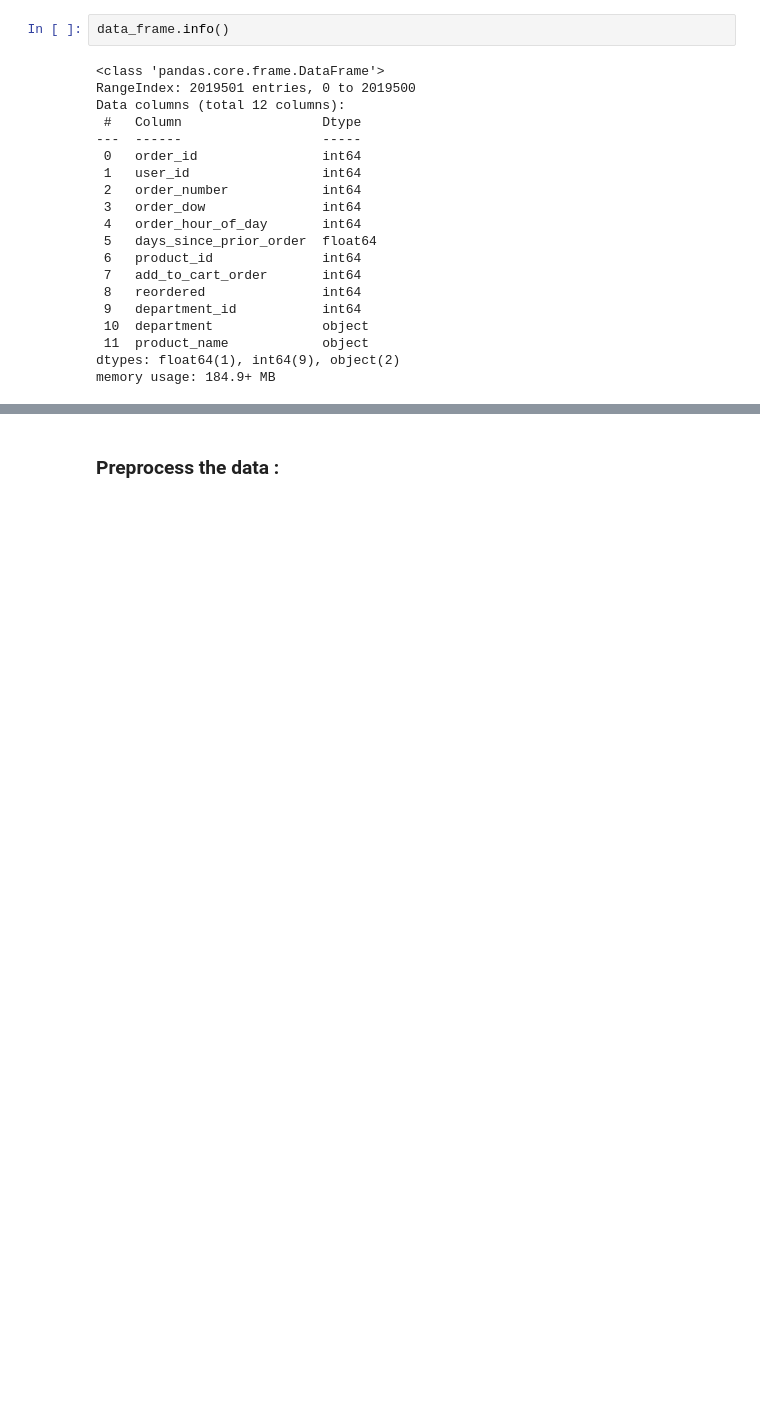
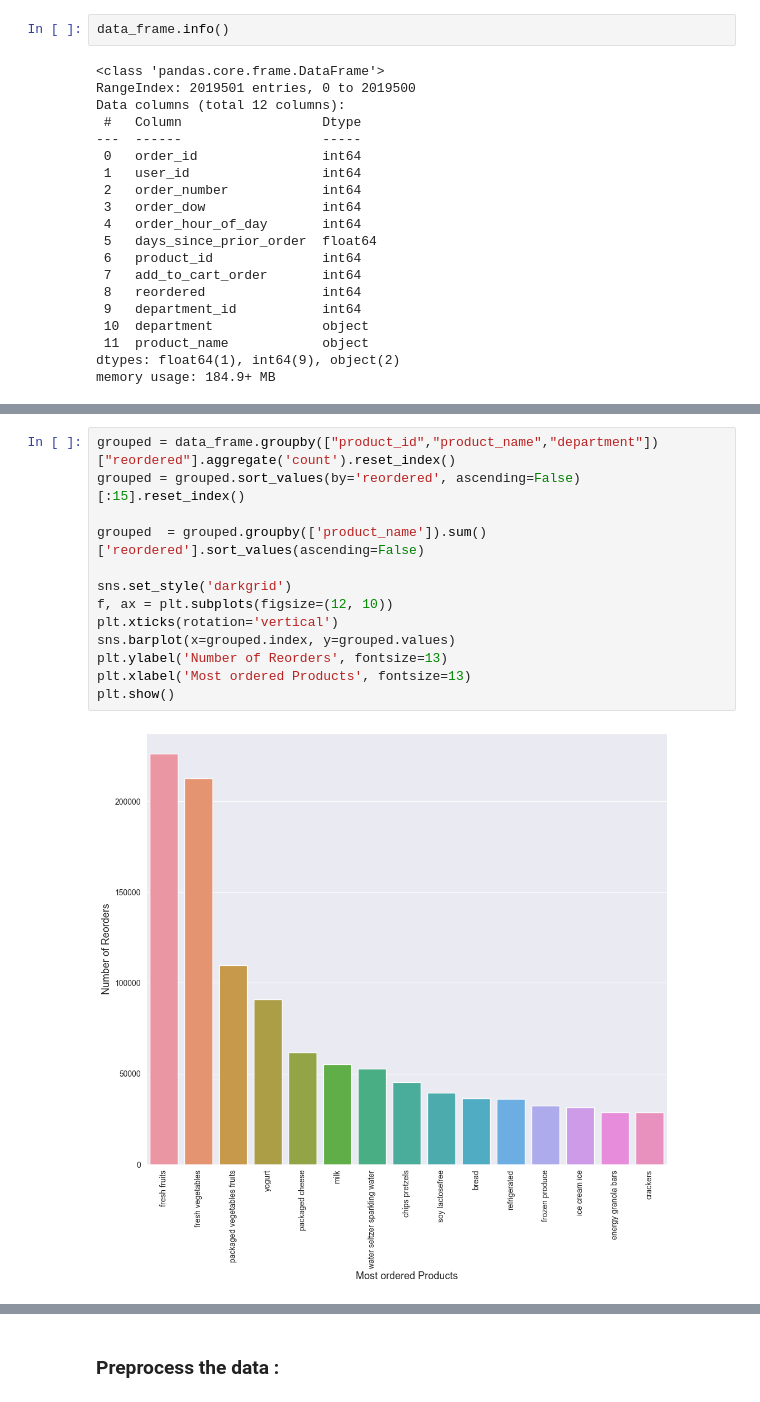
Before and after one commit to Alirezarahhmati/MarketProphet, a Jupyter notebook: MarketProphet.ipynb, the cells around one changed output, grey strips where cells are left out. Cells and saved outputs as stored; diff of their text form; blank space fills up the shorter version.

```diff
--- a/MarketProphet.ipynb
+++ b/MarketProphet.ipynb
@@ -83,0 +192,15 @@ plt.show()
+# %%
+grouped = data_frame.groupby(["product_id","product_name","department"])["reordered"].aggregate('count').reset_index()
+grouped = grouped.sort_values(by='reordered', ascending=False)[:15].reset_index()
+
+grouped  = grouped.groupby(['product_name']).sum()['reordered'].sort_values(ascending=False)
+
+sns.set_style('darkgrid')
+f, ax = plt.subplots(figsize=(12, 10))
+plt.xticks(rotation='vertical')
+sns.barplot(x=grouped.index, y=grouped.values)
+plt.ylabel('Number of Reorders', fontsize=13)
+plt.xlabel('Most ordered Products', fontsize=13)
+plt.show()
+# %% [output]
+[figure, added]
```
Also changed, not shown: parts of 24 cells of this notebook.
